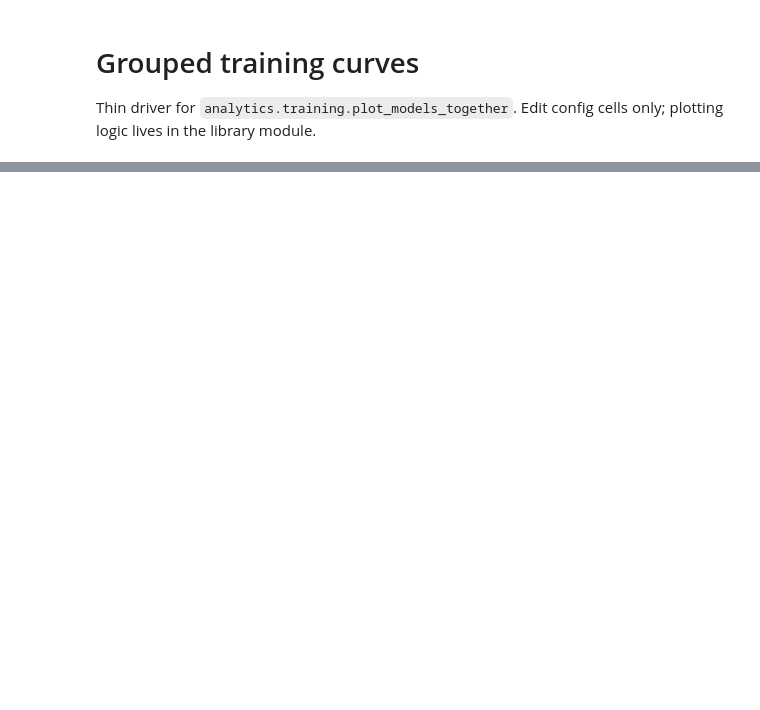
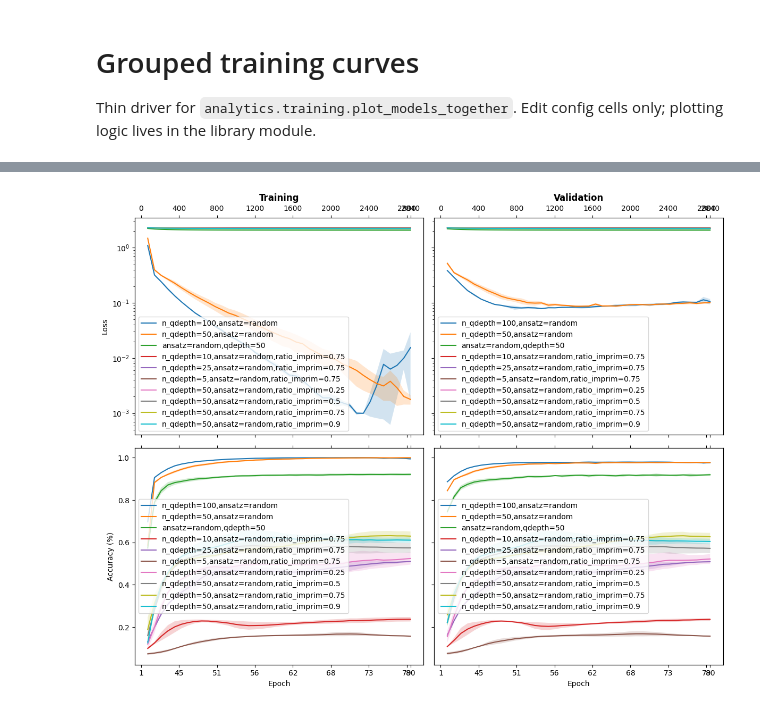
Before and after one commit to fwilhelmy/QB-PIER, a Jupyter notebook: src/analytics/notebooks/training/grouped_curves.ipynb, the cells around one changed output, grey strips where cells are left out. Saved outputs shown, nothing was run; the diff lists cells and outputs as text; code cells hidden in the pictures; blank space fills up the shorter version.

```diff
--- a/src/analytics/notebooks/training/grouped_curves.ipynb
+++ b/src/analytics/notebooks/training/grouped_curves.ipynb
@@ -33,0 +43,6 @@ print(f"loaded metrics for {len(models)} models")
+# %%
+keyword = "ansatz=random"  # choose the keyword you want to filter by
+
+subset_by_keyword = {k: v for k, v in models.items() if keyword in k}
+print(f"found {len(subset_by_keyword)} models with keyword {keyword!r}")
+subset_by_keyword
@@ -34,5 +68,7 @@ print(f"loaded metrics for {len(models)} models")
 # %%
 from analytics.training import plot_models_together
 
-subset = {Path(k).name: v for k, v in list(models.items())[:5]}
-plot_models_together(subset, fig_dir=str(OUT))
+subset = {Path(k).name: v for k, v in list(subset_by_keyword.items())}
+plot_models_together(subset, fig_dir=str(OUT), show=True)
+# %% [output]
+[figure, added]
```
Also changed, not shown: parts of 3 cells of this notebook, 6 other files.
